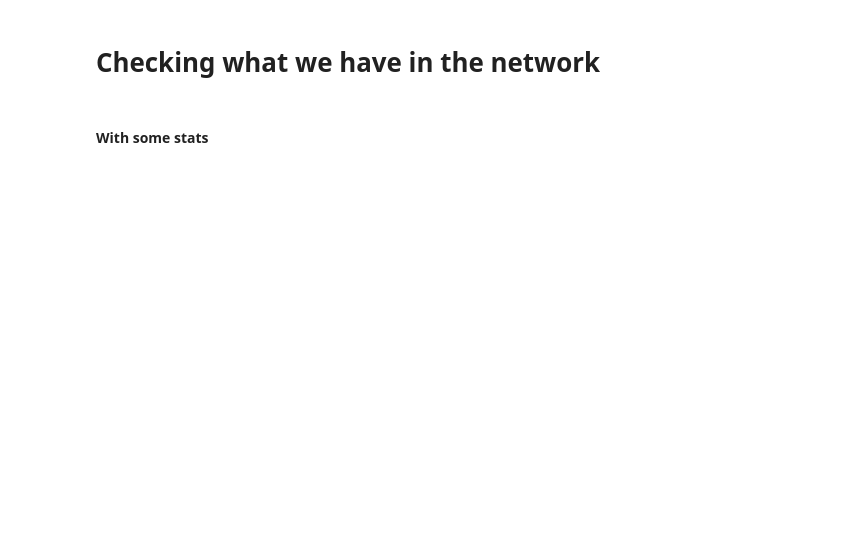
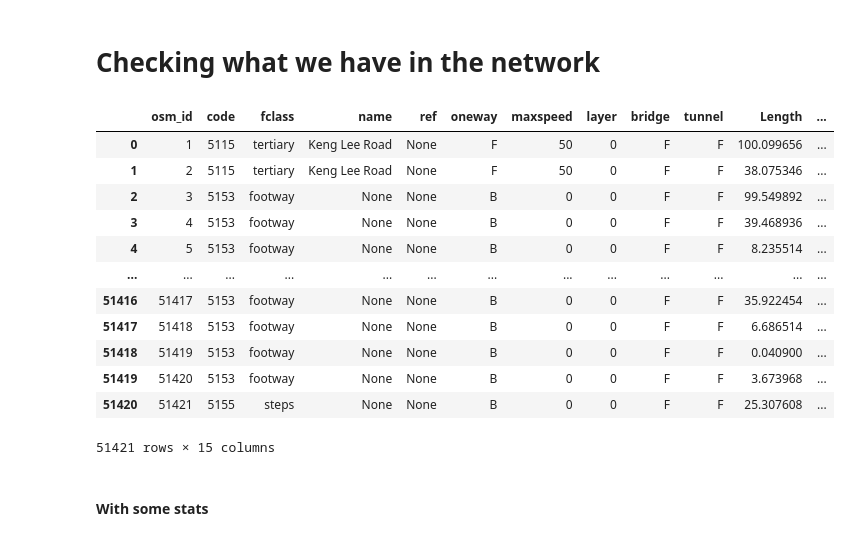
Before and after one commit to kelu124/SMARTCITIES-HACK-2021, a Jupyter notebook: streamlit_app/Testing.ipynb, the cells around one changed output. Saved outputs shown, nothing was run; the diff lists cells and outputs as text; code cells hidden in the pictures; blank space fills up the shorter version.

```diff
--- a/streamlit_app/Testing.ipynb
+++ b/streamlit_app/Testing.ipynb
@@ -24,9 +23,23 @@ ModuleNotFoundError: No module named 'autoreload # to play with the lib in real
 # Checking what we have in the network
 # %%
 # For reference only, the geodataframe with all path
-fname = '../data/s3.zip'
+fname = 'data/s4.zip'
 SLC = gpd.read_file(fname)
 SLC
+# %% [output]
+|  | osm_id | code | fclass | name | ref | oneway | maxspeed | layer | bridge | tunnel | Length | ... |
+| 0 | 1 | 5115 | tertiary | Keng Lee Road | None | F | 50 | 0 | F | F | 100.099656 | ... |
+| 1 | 2 | 5115 | tertiary | Keng Lee Road | None | F | 50 | 0 | F | F | 38.075346 | ... |
+| 2 | 3 | 5153 | footway | None | None | B | 0 | 0 | F | F | 99.549892 | ... |
+| 3 | 4 | 5153 | footway | None | None | B | 0 | 0 | F | F | 39.468936 | ... |
+| 4 | 5 | 5153 | footway | None | None | B | 0 | 0 | F | F | 8.235514 | ... |
+| ... | ... | ... | ... | ... | ... | ... | ... | ... | ... | ... | ... | ... |
+| 51416 | 51417 | 5153 | footway | None | None | B | 0 | 0 | F | F | 35.922454 | ... |
+| 51417 | 51418 | 5153 | footway | None | None | B | 0 | 0 | F | F | 6.686514 | ... |
+| 51418 | 51419 | 5153 | footway | None | None | B | 0 | 0 | F | F | 0.040900 | ... |
+| 51419 | 51420 | 5153 | footway | None | None | B | 0 | 0 | F | F | 3.673968 | ... |
+| 51420 | 51421 | 5155 | steps | None | None | B | 0 | 0 | F | F | 25.307608 | ... |
+51421 rows × 15 columns
 # %% [markdown]
 #### With some stats
 # %%
```
Also changed, not shown: parts of 8 cells of this notebook, 12 other files.
